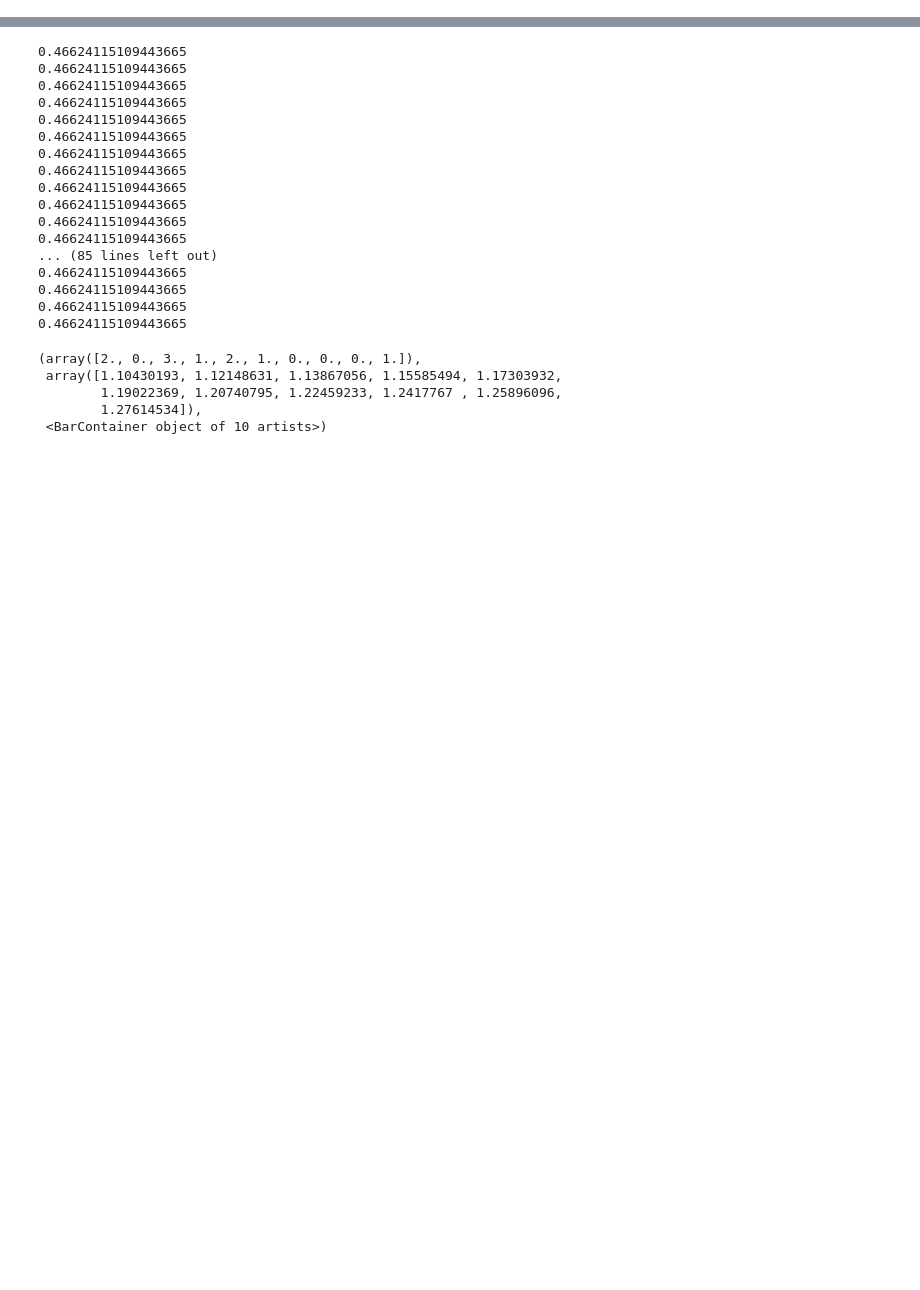
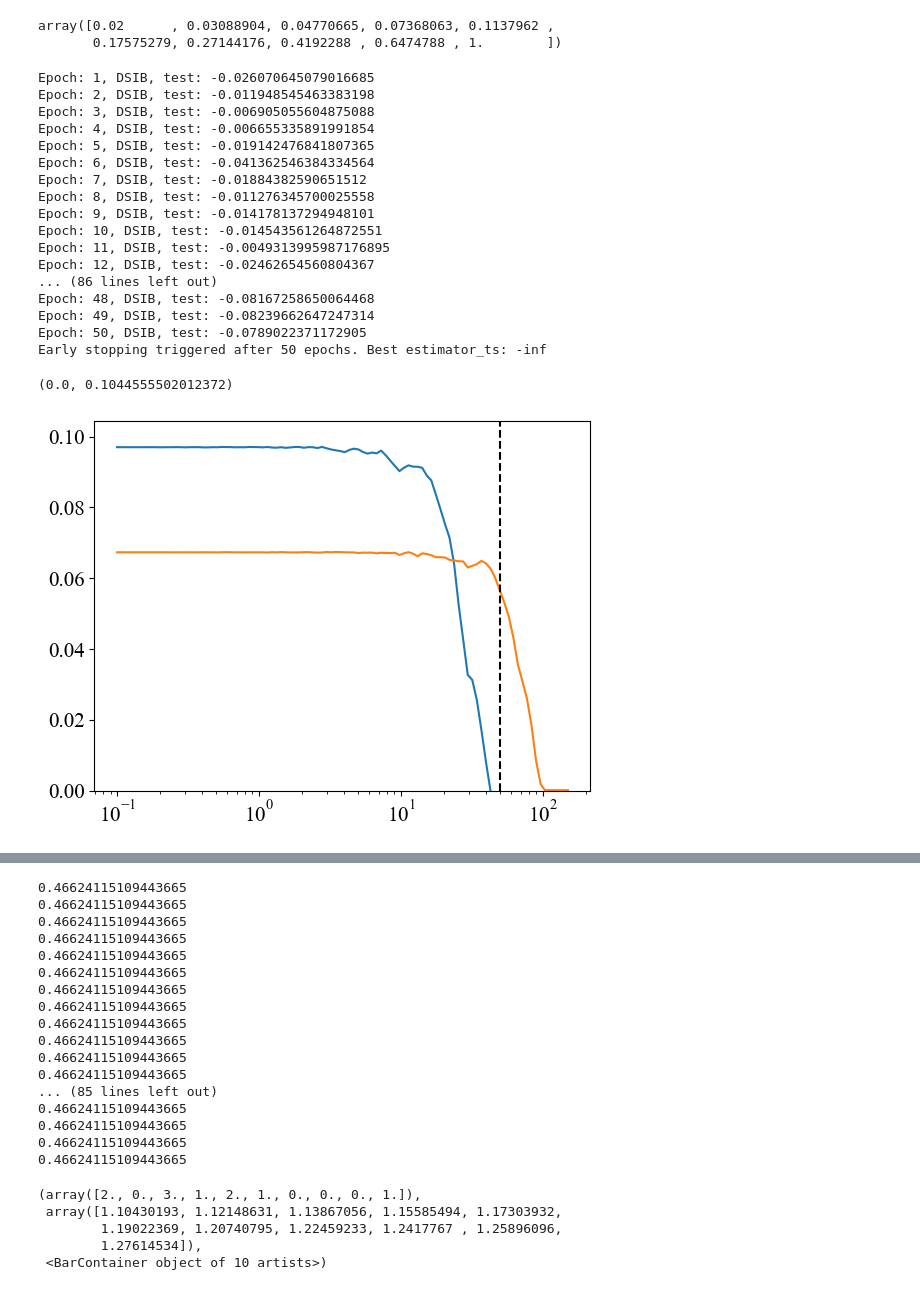
Before and after one commit to LeoJW/VNCMPanalysis, a Jupyter notebook: eslam_MI/Mothy_MI.ipynb, the cells around one changed output, grey strips where cells are left out. Drawn from its saved outputs; the diff is of its cells as text; code cells hidden in the pictures; blank space fills up the shorter version.

```diff
--- a/eslam_MI/Mothy_MI.ipynb
+++ b/eslam_MI/Mothy_MI.ipynb
@@ -74,3 +66,77 @@ Low priority:
+# %%
+np.logspace(np.log10(0.02), np.log10(1.0), 10)
+# %% [output]
+array([0.02      , 0.03088904, 0.04770665, 0.07368063, 0.1137962 ,
+       0.17575279, 0.27144176, 0.4192288 , 0.6474788 , 1.        ])
+# %%
+params = {
+    # Optimizer parameters (for training)
+    'epochs': 300,
+    'window_size': 0.05,
+    # 'batch_size': 512, # Number of windows estimator processes at any time
+    's_per_batch': 10, # Alternatively specify seconds of data a batch should be
+    'learning_rate': 5e-3,
+    'patience': 50,
+    'min_delta': 0.001,
+    'eps': 1e-8, # Use 1e-4 if dtypes are float16, 1e-8 for float32 works okay
+    'train_fraction': 0.95,
+    'n_test_set_blocks': 5, # Number of contiguous blocks of data to dedicate to test set
+    'epochs_till_max_shift': 10, # Number of epochs until random shifting is at max
+    'model_cache_dir': model_cache_dir,
+    # Critic parameters for the estimator
+    'model_func': DSIB, # DSIB or DVSIB
+    'activation': nn.LeakyReLU,
+    'layers': 3,
+    'hidden_dim': 64,
+    'embed_dim': 6,
+    'beta': 512, # Just used in DVSIB
+    'estimator': 'infonce', # Estimator: infonce or smile_5. See estimators.py for all options
+    'mode': 'sep', # Almost always we'll use separable
+    'max_n_batches': 256, # If input has more than this many batches, encoder runs are split up for memory management
+}
+precision_levels = np.hstack((0, np.logspace(np.log10(0.0001), np.log10(0.15), 100)))
+
+# ISI
+ds = TimeWindowDataset(os.path.join(data_dir, '2025-03-11'), window_size=params['window_size'], neuron_label_filter=1, use_ISI=True, select_x=[10])
+this_params = {**params, 'X_dim': ds.X.shape[1] * ds.X.shape[2], 'Y_dim': ds.Y.shape[1] * ds.Y.shape[2]}
+
+mis_test, train_id = train_model_no_eval(ds, this_params)
+model = retrieve_best_model(mis_test, this_params, train_id=train_id, remove_all=True)
+mi = precision_rounding(precision_levels, ds, model)
+
+# No ISI
+ds = TimeWindowDataset(os.path.join(data_dir, '2025-03-11'), window_size=params['window_size'], neuron_label_filter=1, use_ISI=False, select_x=[10])
+this_params = {**params, 'X_dim': ds.X.shape[1] * ds.X.shape[2], 'Y_dim': ds.Y.shape[1] * ds.Y.shape[2]}
+
+mis_test, train_id = train_model_no_eval(ds, this_params)
+model_reg = retrieve_best_model(mis_test, this_params, train_id=train_id, remove_all=True)
+mi_reg = precision_rounding(precision_levels, ds, model_reg)
+
+plt.plot(precision_levels * 1000, mi[1:])
+plt.plot(precision_levels * 1000, mi_reg[1:])
+plt.axvline(this_params['window_size'] * 1000, color='k', linestyle='--')
+plt.gca().set_xscale('log')
+plt.gca().set_ylim(0)
+# %% [output]
+Epoch: 1, DSIB, test: -0.026070645079016685
+Epoch: 2, DSIB, test: -0.011948545463383198
+Epoch: 3, DSIB, test: -0.006905055604875088
+Epoch: 4, DSIB, test: -0.006655335891991854
+Epoch: 5, DSIB, test: -0.019142476841807365
+Epoch: 6, DSIB, test: -0.041362546384334564
+Epoch: 7, DSIB, test: -0.01884382590651512
+Epoch: 8, DSIB, test: -0.011276345700025558
+Epoch: 9, DSIB, test: -0.014178137294948101
+Epoch: 10, DSIB, test: -0.014543561264872551
+Epoch: 11, DSIB, test: -0.0049313995987176895
+Epoch: 12, DSIB, test: -0.02462654560804367
+... (86 lines left out)
+Epoch: 48, DSIB, test: -0.08167258650064468
+Epoch: 49, DSIB, test: -0.08239662647247314
+Epoch: 50, DSIB, test: -0.0789022371172905
+Early stopping triggered after 50 epochs. Best estimator_ts: -inf
+(0.0, 0.1044555502012372)
+[figure, added]
 # %%
 params = {
     # Optimizer parameters (for training)
```
Also changed, not shown: parts of 2 cells of this notebook, 4 other files.
